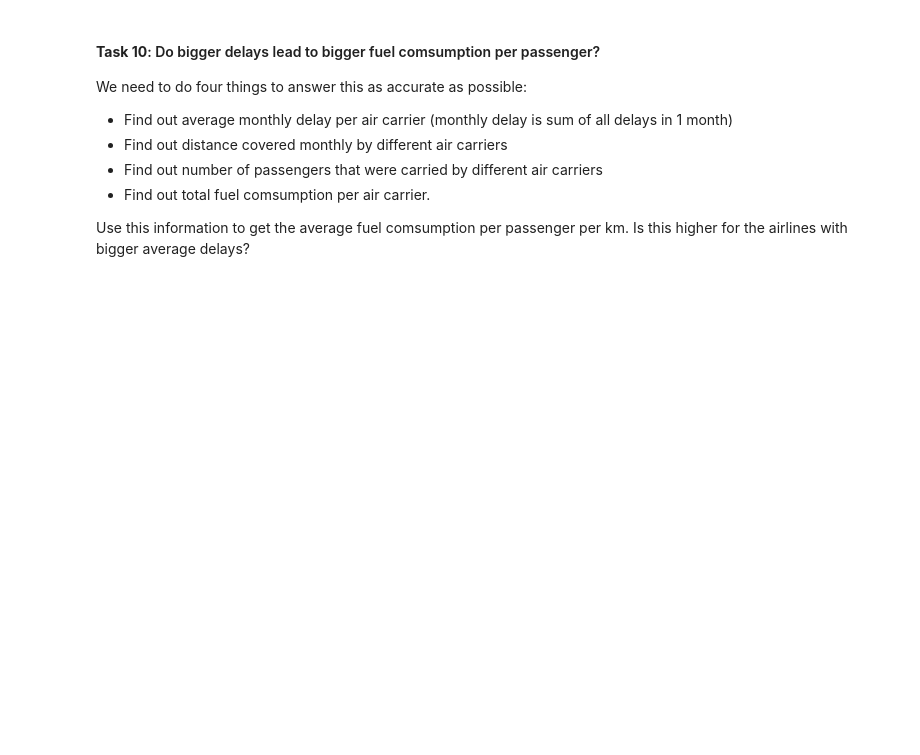
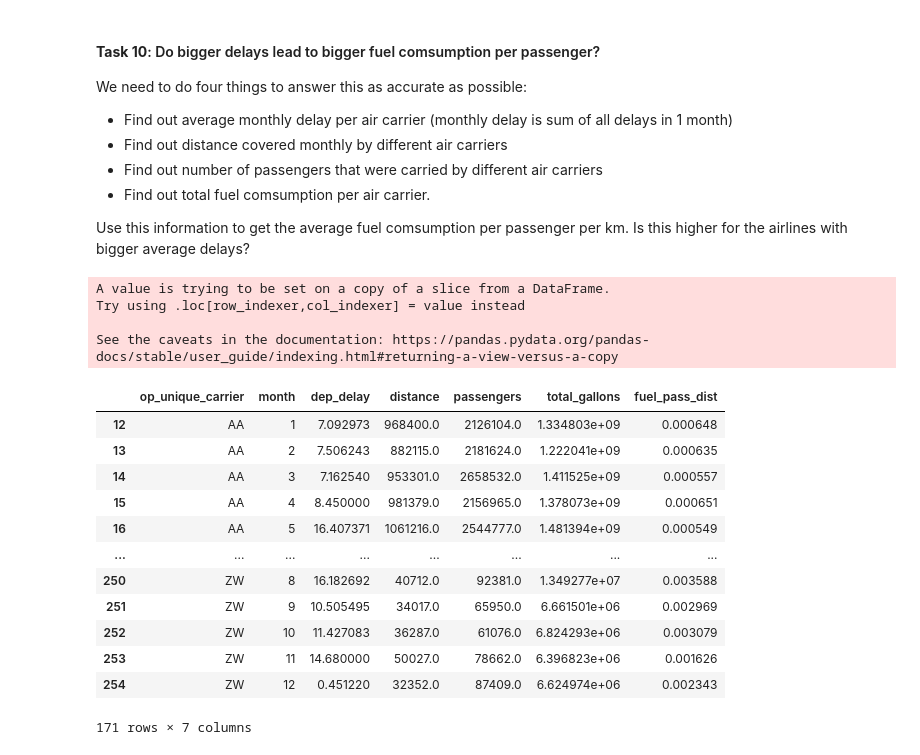
Before and after one commit to JohnathanJack/Predicting-Flight-Delays, a Jupyter notebook: exploratory_analysis.ipynb, the cells around one changed output. Saved outputs shown, nothing was run; the diff lists cells and outputs as text; code cells hidden in the pictures; blank space fills up the shorter version.

```diff
--- a/exploratory_analysis.ipynb
+++ b/exploratory_analysis.ipynb
@@ -365,0 +429,2 @@ passenger_df.rename(columns={'unique_carrier':'op_unique_carrier'},inplace=True)
+# %%
+passengers_per_carrier_df = passenger_df[['op_unique_carrier','passengers','month']].groupby(['op_unique_carrier','month'],as_index=False).sum('passengers')
@@ -365,0 +437,23 @@ passenger_df.rename(columns={'unique_carrier':'op_unique_carrier'},inplace=True)
+# %%
+final_df_fuel_per_carrier['fuel_pass_dist'] = final_df_fuel_per_carrier['total_gallons'] / final_df_fuel_per_carrier['distance'] / final_df_fuel_per_carrier['passengers']
+final_df_fuel_per_carrier
+
+#/ final_df_fuel_per_carrier['passengers']
+# %% [output]
+A value is trying to be set on a copy of a slice from a DataFrame.
+Try using .loc[row_indexer,col_indexer] = value instead
+
+See the caveats in the documentation: https://pandas.pydata.org/pandas-docs/stable/user_guide/indexing.html#returning-a-view-versus-a-copy
+|  | op_unique_carrier | month | dep_delay | distance | passengers | total_gallons | fuel_pass_dist |
+| 12 | AA | 1 | 7.092973 | 968400.0 | 2126104.0 | 1.334803e+09 | 0.000648 |
+| 13 | AA | 2 | 7.506243 | 882115.0 | 2181624.0 | 1.222041e+09 | 0.000635 |
+| 14 | AA | 3 | 7.162540 | 953301.0 | 2658532.0 | 1.411525e+09 | 0.000557 |
+| 15 | AA | 4 | 8.450000 | 981379.0 | 2156965.0 | 1.378073e+09 | 0.000651 |
+| 16 | AA | 5 | 16.407371 | 1061216.0 | 2544777.0 | 1.481394e+09 | 0.000549 |
+| ... | ... | ... | ... | ... | ... | ... | ... |
+| 250 | ZW | 8 | 16.182692 | 40712.0 | 92381.0 | 1.349277e+07 | 0.003588 |
+| 251 | ZW | 9 | 10.505495 | 34017.0 | 65950.0 | 6.661501e+06 | 0.002969 |
+| 252 | ZW | 10 | 11.427083 | 36287.0 | 61076.0 | 6.824293e+06 | 0.003079 |
+| 253 | ZW | 11 | 14.680000 | 50027.0 | 78662.0 | 6.396823e+06 | 0.001626 |
+| 254 | ZW | 12 | 0.451220 | 32352.0 | 87409.0 | 6.624974e+06 | 0.002343 |
+171 rows × 7 columns
```
Also changed, not shown: parts of 35 cells of this notebook, 3 other files.
